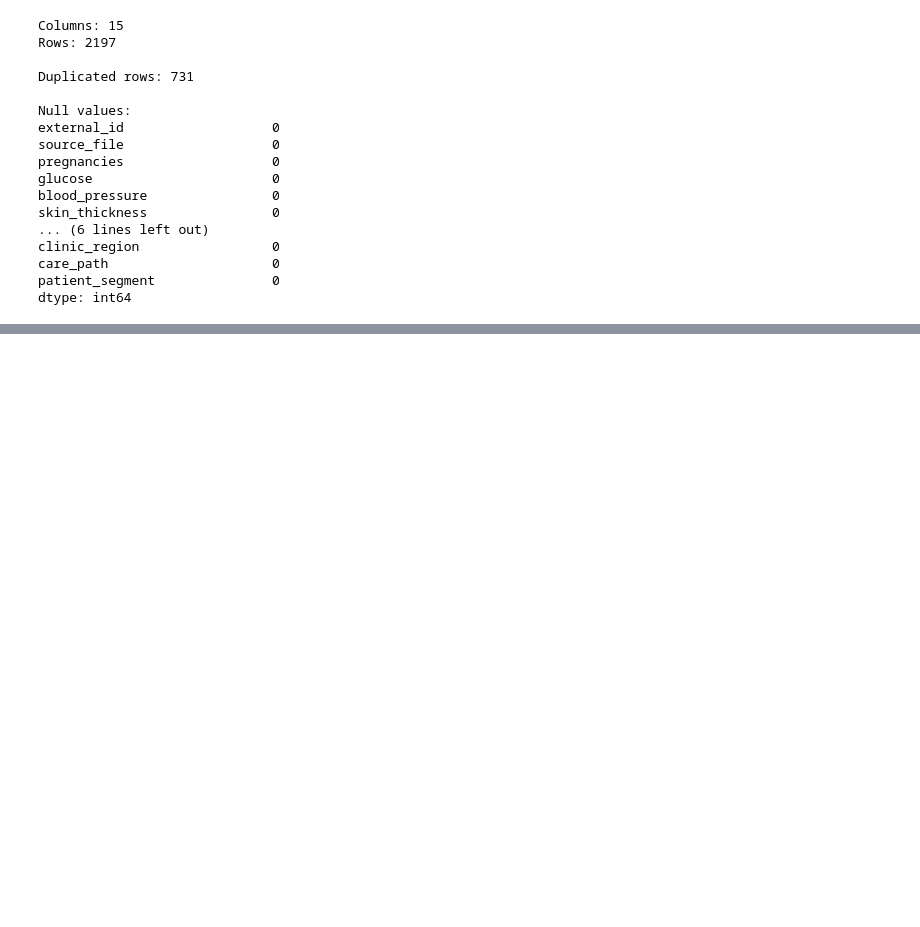
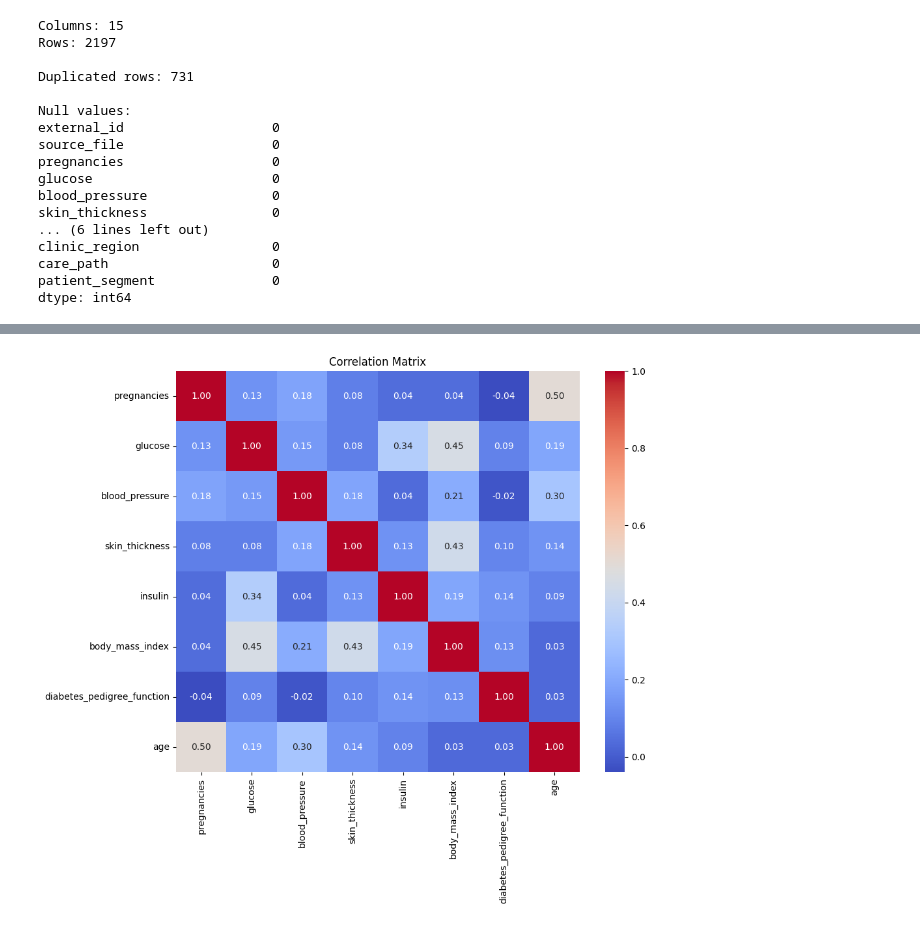
Before and after one commit to mateuszost2/Data-Eng-Final-Project, a Jupyter notebook: notebooks/eda.ipynb, the cells around one changed output, grey strips where cells are left out. Saved outputs shown, nothing was run; the diff lists cells and outputs as text; code cells hidden in the pictures; blank space fills up the shorter version.

```diff
--- a/notebooks/eda.ipynb
+++ b/notebooks/eda.ipynb
@@ -137,0 +162,10 @@ Duplicated rows: 0
+# %%
+# 3. Correlation heatmap
+numerical_cols = ['pregnancies', 'glucose', 'blood_pressure', 'skin_thickness',
+                  'insulin', 'body_mass_index', 'diabetes_pedigree_function', 'age']
+plt.figure(figsize=(10, 8))
+sns.heatmap(df[numerical_cols].corr(), annot=True, fmt='.2f', cmap='coolwarm')
+plt.title('Correlation Matrix')
+plt.show()
+# %% [output]
+[figure, added]
```
Also changed, not shown: parts of 5 cells of this notebook.
